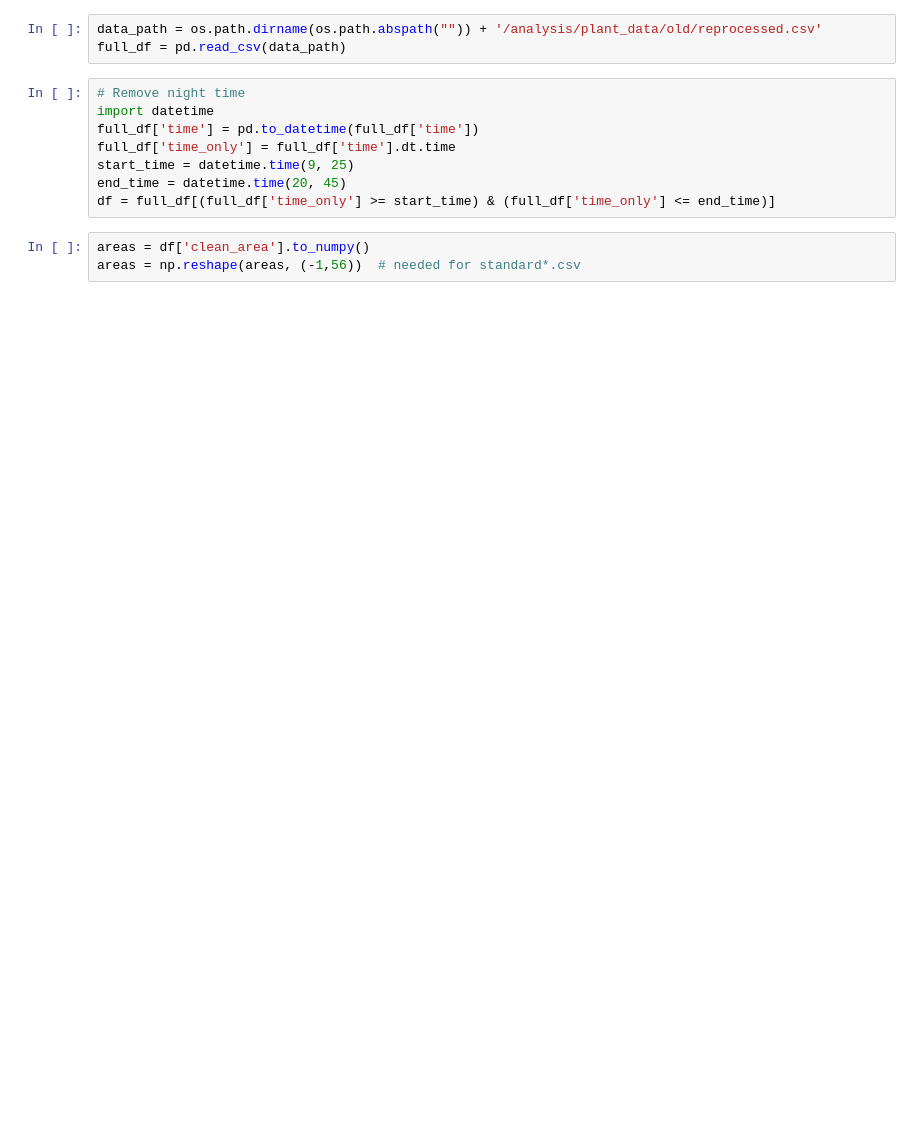
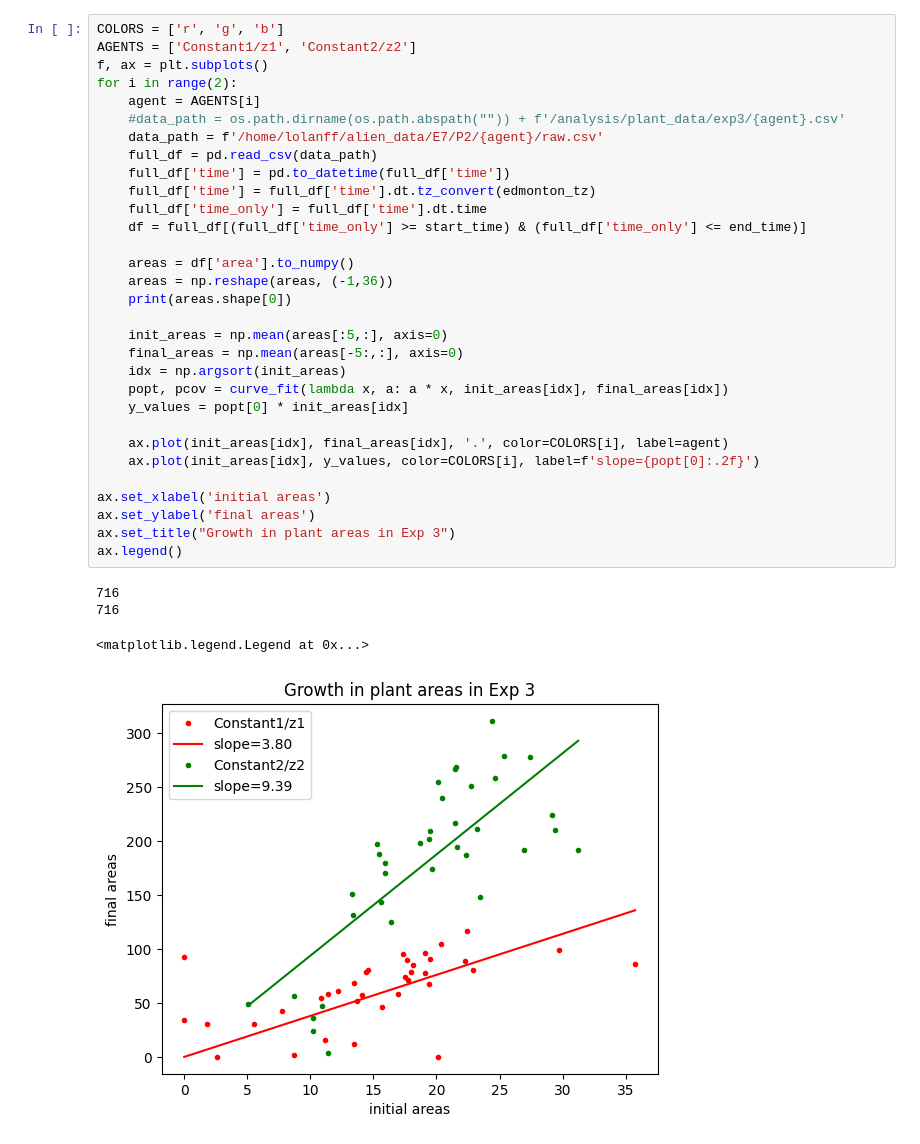
Before and after one commit to steventango/plant-rl, a Jupyter notebook: analysis/analyze_exp_data.ipynb, the cells around one changed output. Saved outputs shown, nothing was run; the diff lists cells and outputs as text; blank space fills up the shorter version.

```diff
--- a/analysis/analyze_exp_data.ipynb
+++ b/analysis/analyze_exp_data.ipynb
@@ -7,14 +15,36 @@ from utils.metrics import UnbiasedExponentialMovingAverage as uema
-# %%
-data_path = os.path.dirname(os.path.abspath("")) + '/analysis/plant_data/old/reprocessed.csv'
-full_df = pd.read_csv(data_path)
-# %%
-# Remove night time
-import datetime
-full_df['time'] = pd.to_datetime(full_df['time'])
-full_df['time_only'] = full_df['time'].dt.time
-start_time = datetime.time(9, 25)
-end_time = datetime.time(20, 45)
-df = full_df[(full_df['time_only'] >= start_time) & (full_df['time_only'] <= end_time)]
-# %%
-areas = df['clean_area'].to_numpy()
-areas = np.reshape(areas, (-1,56))  # needed for standard*.csv
+# %%
+COLORS = ['r', 'g', 'b']
+AGENTS = ['Constant1/z1', 'Constant2/z2']
+f, ax = plt.subplots()
+for i in range(2):
+    agent = AGENTS[i]
+    #data_path = os.path.dirname(os.path.abspath("")) + f'/analysis/plant_data/exp3/{agent}.csv'
+    data_path = f'/home/lolanff/alien_data/E7/P2/{agent}/raw.csv'
+    full_df = pd.read_csv(data_path)
+    full_df['time'] = pd.to_datetime(full_df['time'])
+    full_df['time'] = full_df['time'].dt.tz_convert(edmonton_tz)
+    full_df['time_only'] = full_df['time'].dt.time
+    df = full_df[(full_df['time_only'] >= start_time) & (full_df['time_only'] <= end_time)]
+
+    areas = df['area'].to_numpy()
+    areas = np.reshape(areas, (-1,36))
+    print(areas.shape[0])
+
+    init_areas = np.mean(areas[:5,:], axis=0)
+    final_areas = np.mean(areas[-5:,:], axis=0)
+    idx = np.argsort(init_areas)
+    popt, pcov = curve_fit(lambda x, a: a * x, init_areas[idx], final_areas[idx])
+    y_values = popt[0] * init_areas[idx]
+
+    ax.plot(init_areas[idx], final_areas[idx], '.', color=COLORS[i], label=agent)
+    ax.plot(init_areas[idx], y_values, color=COLORS[i], label=f'slope={popt[0]:.2f}')
+
+ax.set_xlabel('initial areas')
+ax.set_ylabel('final areas')
+ax.set_title("Growth in plant areas in Exp 3")
+ax.legend()
+# %% [output]
+716
+716
+<matplotlib.legend.Legend at 0x...>
+[figure, added]
```
Also changed, not shown: parts of 9 cells of this notebook, 11 other files.
